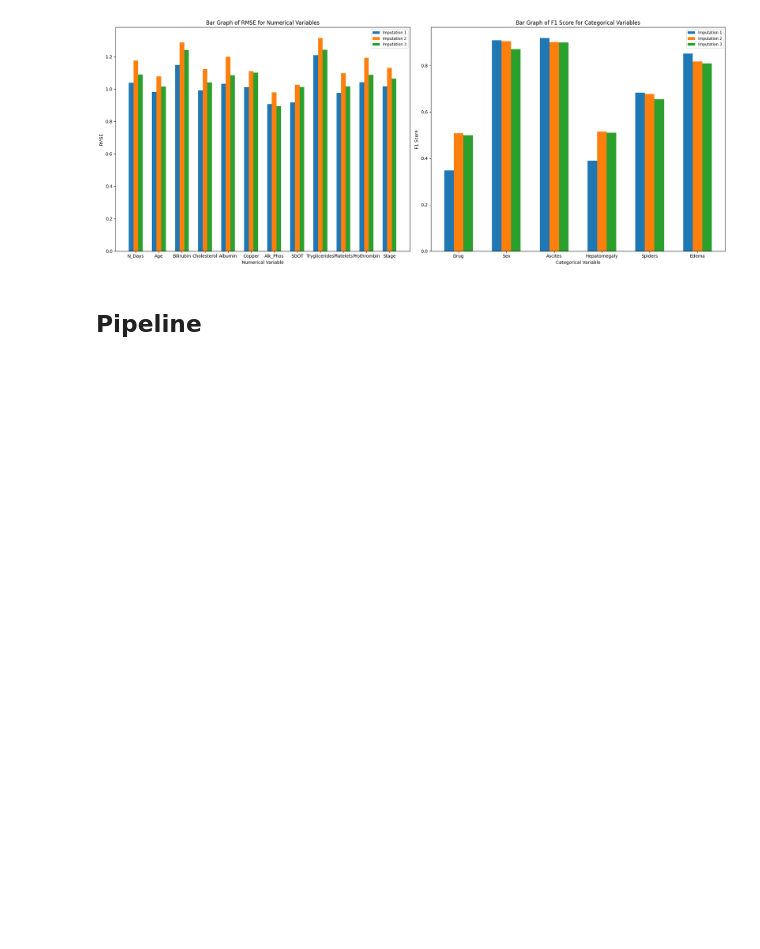
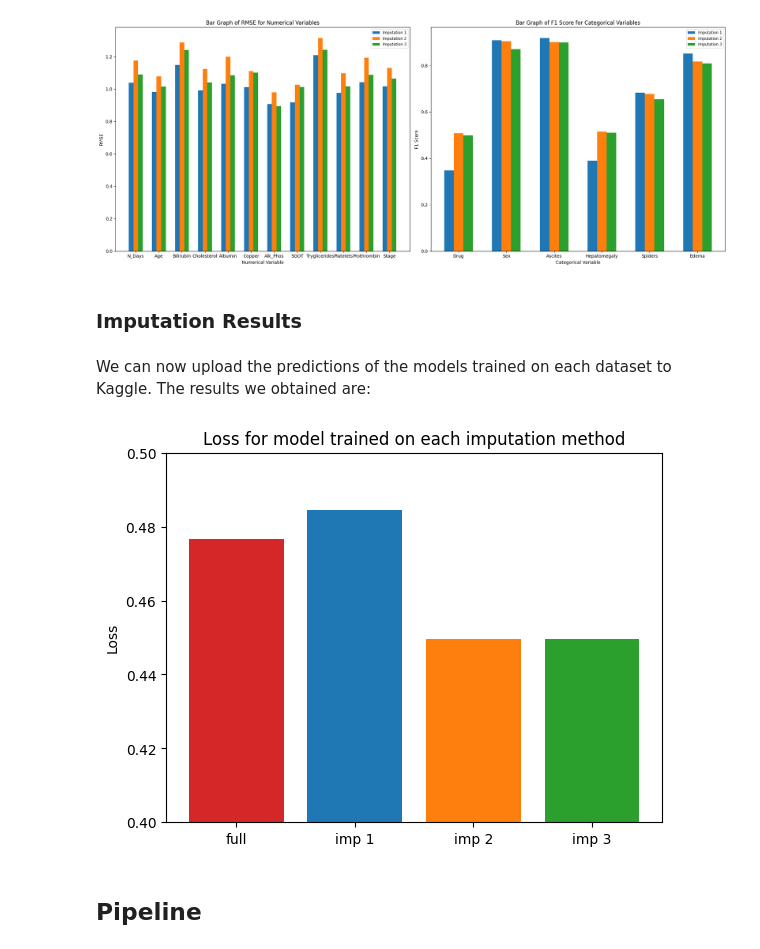
Before and after one commit to leabrodyheine/ML-Kaggle-Cirrhosis-Data, a Jupyter notebook: ID5059_P2_Main.ipynb, the cells around one changed output. Cells and saved outputs as stored; diff of their text form; code cells hidden in the pictures; blank space fills up the shorter version.

Commit message:
Plotted actual losses for imputed models

```diff
--- a/ID5059_P2_Main.ipynb
+++ b/ID5059_P2_Main.ipynb
@@ -796,6 +796,27 @@ plt.tight_layout()
 plt.show()
 # %% [output]
 [figure]
+# %% [markdown]
+### Imputation Results
+# %% [markdown]
+We can now upload the predictions of the models trained on each dataset to Kaggle. The results we obtained are:
+# %%
+# Make a bar chart to display losses for each model
+fig_imp, ax_imp = plt.subplots()
+
+imp_models = ['full', 'imp 1', 'imp 2', 'imp 3']
+losses = [0.47655, 0.48455, 0.44962, 0.44971]
+bar_colors = ['tab:red', 'tab:blue', 'tab:orange', 'tab:green']
+
+ax_imp.bar(imp_models, losses, label=imp_models, color=bar_colors)
+
+ax_imp.set_ylim([0.4, 0.5])
+ax_imp.set_ylabel('Loss')
+ax_imp.set_title('Loss for model trained on each imputation method')
+
+plt.show()
+# %% [output]
+[figure, added]
 # %% [markdown]
 ## Pipeline
 # %% [markdown]
```
